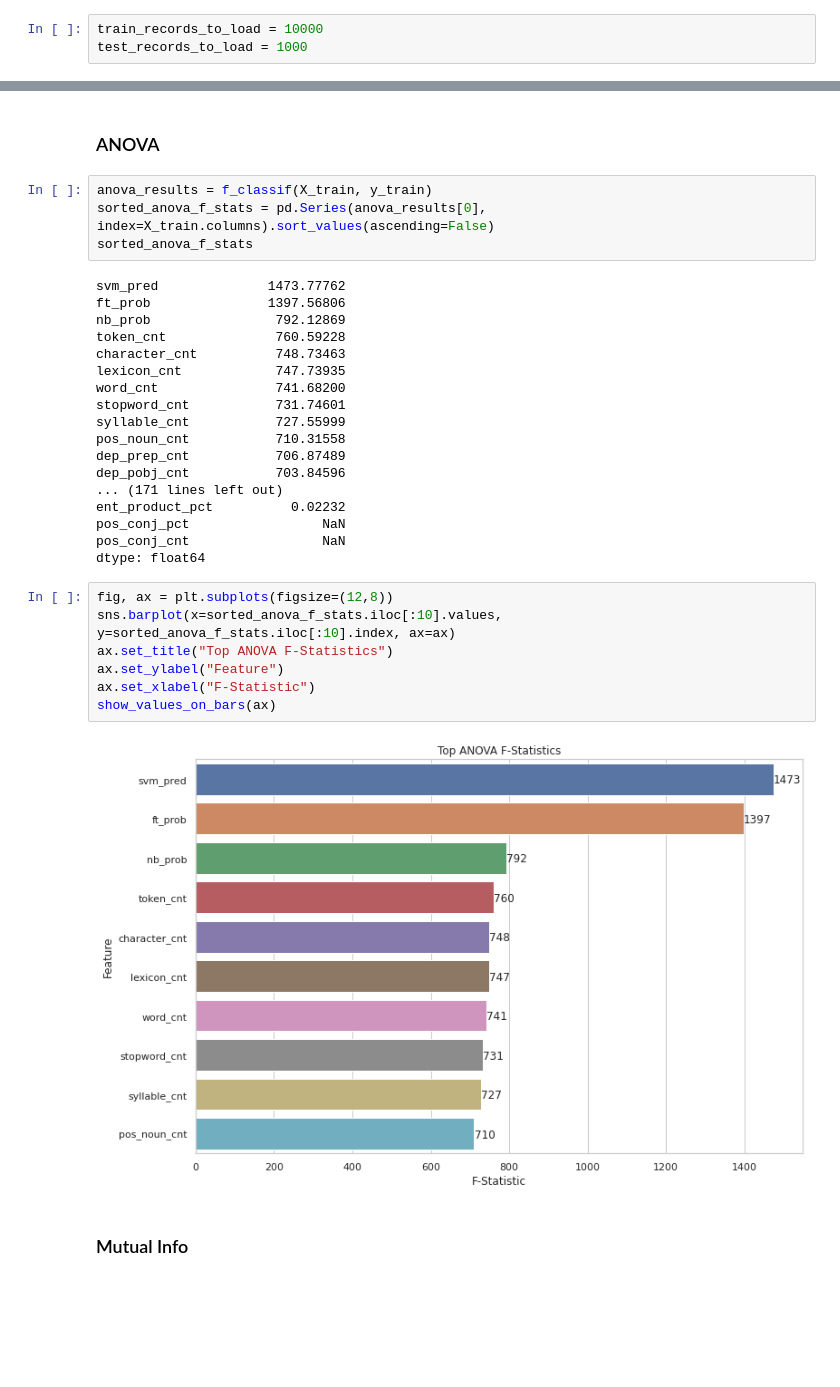
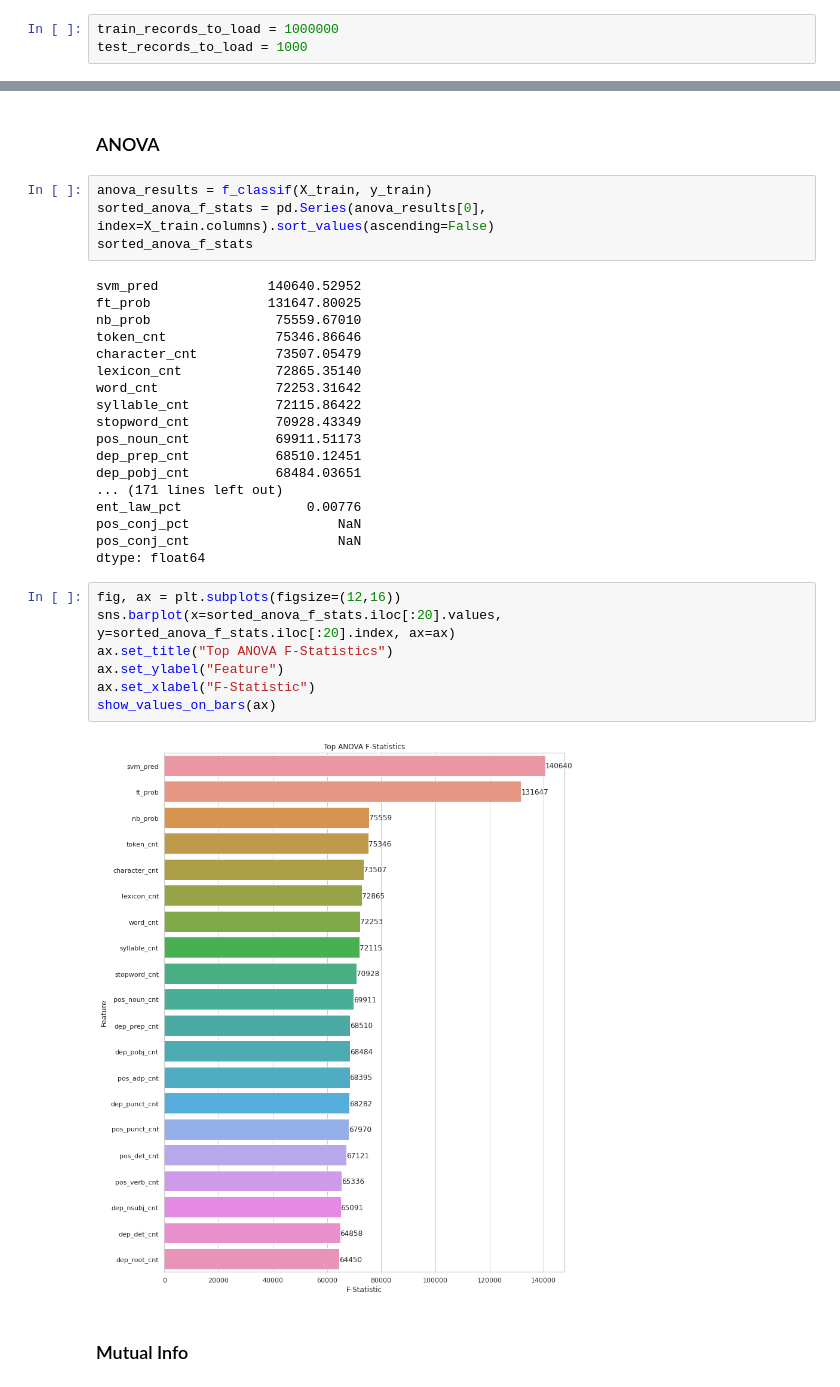
Before and after one commit to jeffjohannsen/Predicting_Yelp_Review_Quality, a Jupyter notebook: notebooks/5.1_Feature_Selection.ipynb, the cells around one changed output, grey strips where cells are left out. Cells and saved outputs as stored; diff of their text form; blank space fills up the shorter version.

```diff
--- a/notebooks/5.1_Feature_Selection.ipynb
+++ b/notebooks/5.1_Feature_Selection.ipynb
@@ -61,7 +61,7 @@ start = time.perf_counter()
 
 filepath_prefix = "/home/jeff/Documents/Data_Science_Projects/Yelp_Reviews/data/full_data/model_ready/"
 # %%
-train_records_to_load = 10000
+train_records_to_load = 1000000
 test_records_to_load = 1000
 # %%
 datatypes = {'target_reg': 'int16',
@@ -447,32 +447,32 @@ anova_results = f_classif(X_train, y_train)
 sorted_anova_f_stats = pd.Series(anova_results[0], index=X_train.columns).sort_values(ascending=False)
 sorted_anova_f_stats
 # %% [output]
-svm_pred              1473.77762
-ft_prob               1397.56806
-nb_prob                792.12869
-token_cnt              760.59228
-character_cnt          748.73463
-lexicon_cnt            747.73935
-word_cnt               741.68200
-stopword_cnt           731.74601
-syllable_cnt           727.55999
-pos_noun_cnt           710.31558
-dep_prep_cnt           706.87489
-dep_pobj_cnt           703.84596
+svm_pred              140640.52952
+ft_prob               131647.80025
+nb_prob                75559.67010
+token_cnt              75346.86646
+character_cnt          73507.05479
+lexicon_cnt            72865.35140
+word_cnt               72253.31642
+syllable_cnt           72115.86422
+stopword_cnt           70928.43349
+pos_noun_cnt           69911.51173
+dep_prep_cnt           68510.12451
+dep_pobj_cnt           68484.03651
 ... (171 lines left out)
-ent_product_pct          0.02232
-pos_conj_pct                 NaN
-pos_conj_cnt                 NaN
+ent_law_pct                0.00776
+pos_conj_pct                   NaN
+pos_conj_cnt                   NaN
 dtype: float64
 # %%
-fig, ax = plt.subplots(figsize=(12,8))
-sns.barplot(x=sorted_anova_f_stats.iloc[:10].values, y=sorted_anova_f_stats.iloc[:10].index, ax=ax)
+fig, ax = plt.subplots(figsize=(12,16))
+sns.barplot(x=sorted_anova_f_stats.iloc[:20].values, y=sorted_anova_f_stats.iloc[:20].index, ax=ax)
 ax.set_title("Top ANOVA F-Statistics")
 ax.set_ylabel("Feature")
 ax.set_xlabel("F-Statistic")
 show_values_on_bars(ax)
 # %% [output]
-[figure, old version]
+[figure, new version]
 # %% [markdown]
 ### Mutual Info
 # %%
```
Also changed, not shown: parts of 17 cells of this notebook, 4 other files.
